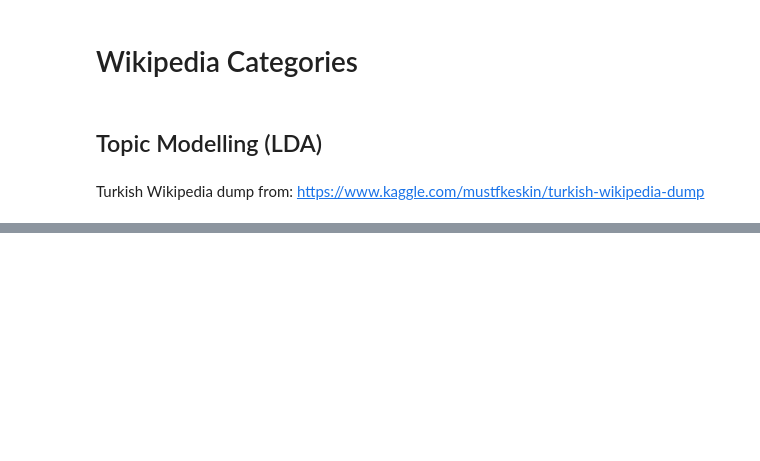
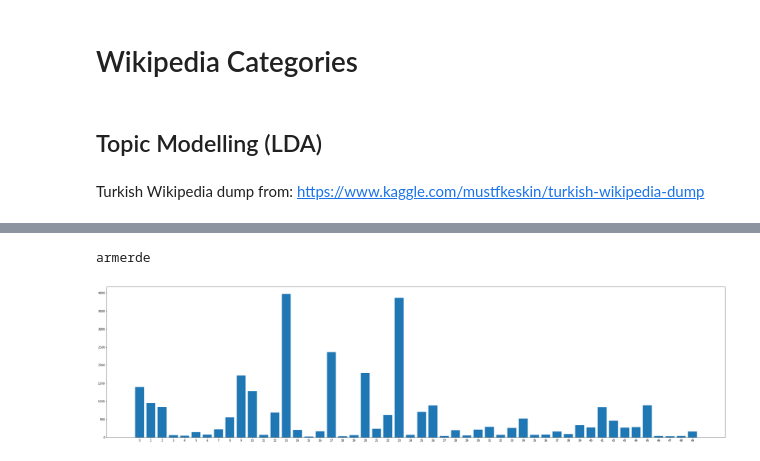
Before and after one commit to luciekaffee/trwiki, a Jupyter notebook: Wikipedia Categories.ipynb, the cells around one changed output, grey strips where cells are left out. Cells and saved outputs as stored; diff of their text form; code cells hidden in the pictures; blank space fills up the shorter version.

```diff
--- a/Wikipedia Categories.ipynb
+++ b/Wikipedia Categories.ipynb
@@ -126,0 +151,49 @@ words = ldamodel.show_topic(topic_number, topn = 10)
+# %%
+# get edits before and after block per article
+edits_articles_before = {}
+with open('edits-per-article-before.json') as infile:
+    edits_articles_before = json.load(infile)
+edits_articles_after = {}
+with open('edits-per-article-after.json') as infile:
+    edits_articles_after = json.load(infile)
+# %%
+# get all article titles we have data on
+article_titles_pre = set(edits_articles_after.keys() + edits_articles_before.keys())
+article_titles = set()
+for t in article_titles_pre:
+    article_titles.add(t.replace('_', ' ').strip())
+# %% [output]
+armerde
+# %%
+before = {}
+after = {}
+for x in article_titles:
+    x = x.encode('utf-8')
+    if x not in docs:
+        counter += 1
+        continue
+    tokenized_document = docs[x].split()
+    ques_vec = dictionary.doc2bow(tokenized_document)
+    topic_vec = ldamodel[ques_vec]
+    topic_number = max(topic_vec,key=lambda item:item[1])[0]
+
+    if x in edits_articles_before:
+        if topic_number in before:
+            before[topic_number] += 1
+        else:
+            before[topic_number] = 1
+    if x in edits_articles_after:
+        if topic_number in after:
+            after[topic_number] += 1
+        else:
+            after[topic_number] =1
+# %%
+import numpy as np
+import matplotlib.pyplot as plt
+
+plt.figure(figsize=(40,10))
+plt.bar(range(len(before)), list(before.values()), align='center')
+plt.xticks(range(len(before)), list(before.keys()))
+plt.show()
+# %% [output]
+[figure, added]
```
Also changed, not shown: parts of 13 cells of this notebook.
